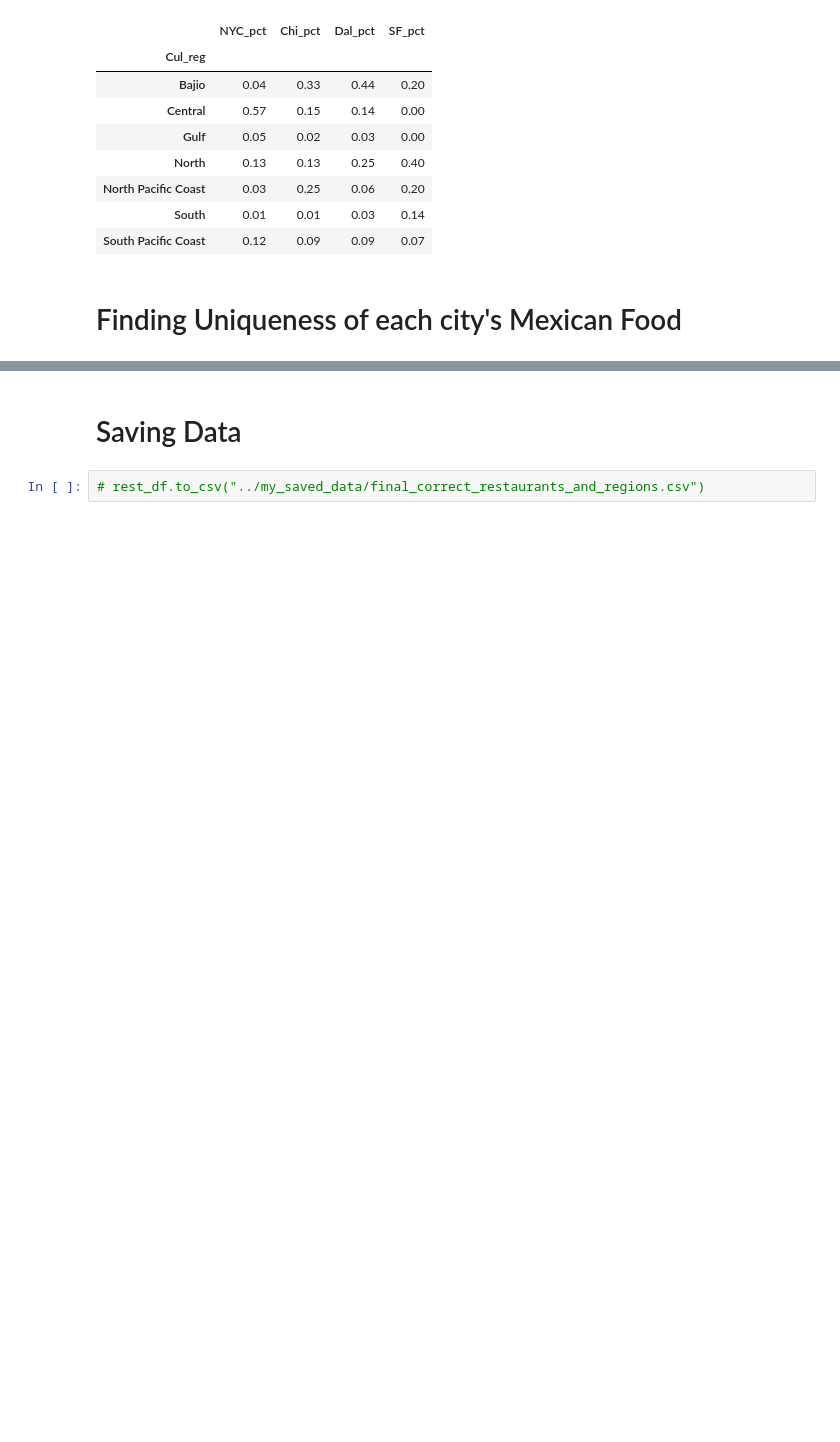
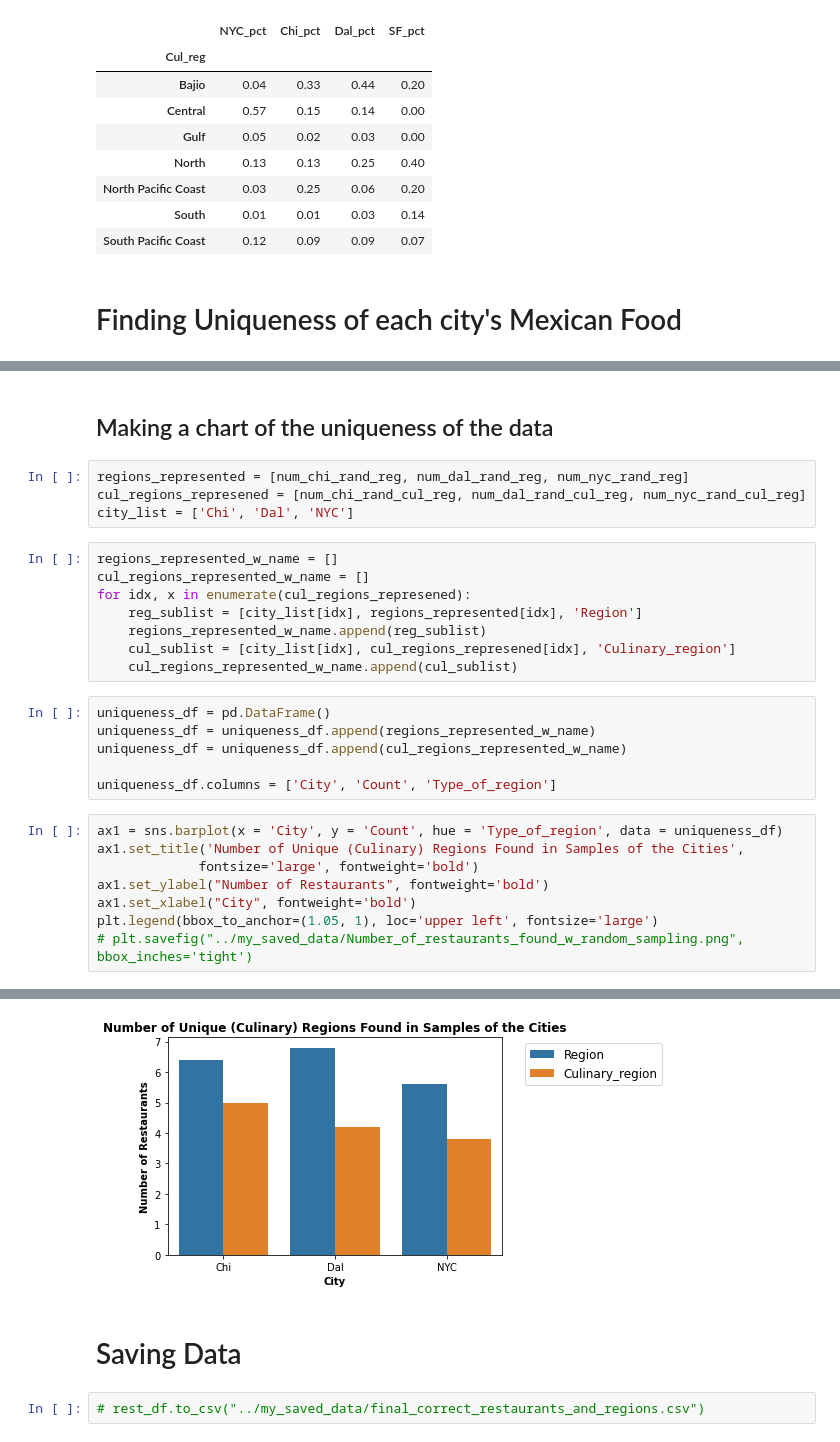
Before and after one commit to gregfeliu/Mexican_Immigration_Through_Restaurant_Names, a Jupyter notebook: notebooks/4.Analysis.ipynb, the cells around one changed output, grey strips where cells are left out. Drawn from its saved outputs; the diff is of its cells as text; blank space fills up the shorter version.

```diff
--- a/notebooks/4.Analysis.ipynb
+++ b/notebooks/4.Analysis.ipynb
@@ -308,0 +316,29 @@ The mean number of regions is 6.0 and the mean number of culinary_regions is 4.6
+# %% [markdown]
+## Making a chart of the uniqueness of the data
+# %%
+regions_represented = [num_chi_rand_reg, num_dal_rand_reg, num_nyc_rand_reg]
+cul_regions_represened = [num_chi_rand_cul_reg, num_dal_rand_cul_reg, num_nyc_rand_cul_reg]
+city_list = ['Chi', 'Dal', 'NYC']
+# %%
+regions_represented_w_name = []
+cul_regions_represented_w_name = []
+for idx, x in enumerate(cul_regions_represened):
+    reg_sublist = [city_list[idx], regions_represented[idx], 'Region']
+    regions_represented_w_name.append(reg_sublist)
+    cul_sublist = [city_list[idx], cul_regions_represened[idx], 'Culinary_region']
+    cul_regions_represented_w_name.append(cul_sublist)
+# %%
+uniqueness_df = pd.DataFrame()
+uniqueness_df = uniqueness_df.append(regions_represented_w_name)
+uniqueness_df = uniqueness_df.append(cul_regions_represented_w_name)
+
+uniqueness_df.columns = ['City', 'Count', 'Type_of_region']
+# %%
+ax1 = sns.barplot(x = 'City', y = 'Count', hue = 'Type_of_region', data = uniqueness_df)
+ax1.set_title('Number of Unique (Culinary) Regions Found in Samples of the Cities',
+             fontsize='large', fontweight='bold')
+ax1.set_ylabel("Number of Restaurants", fontweight='bold')
+ax1.set_xlabel("City", fontweight='bold')
+plt.legend(bbox_to_anchor=(1.05, 1), loc='upper left', fontsize='large')
+# plt.savefig("../my_saved_data/Number_of_restaurants_found_w_random_sampling.png", bbox_inches='tight')
+# %% [output]
@@ -309,3 +347,4 @@ The mean number of regions is 6.0 and the mean number of culinary_regions is 4.6
+[figure, added]
 # %% [markdown]
 # Saving Data
 # %%
```
Also changed, not shown: parts of 11 cells of this notebook, 2 other files.
